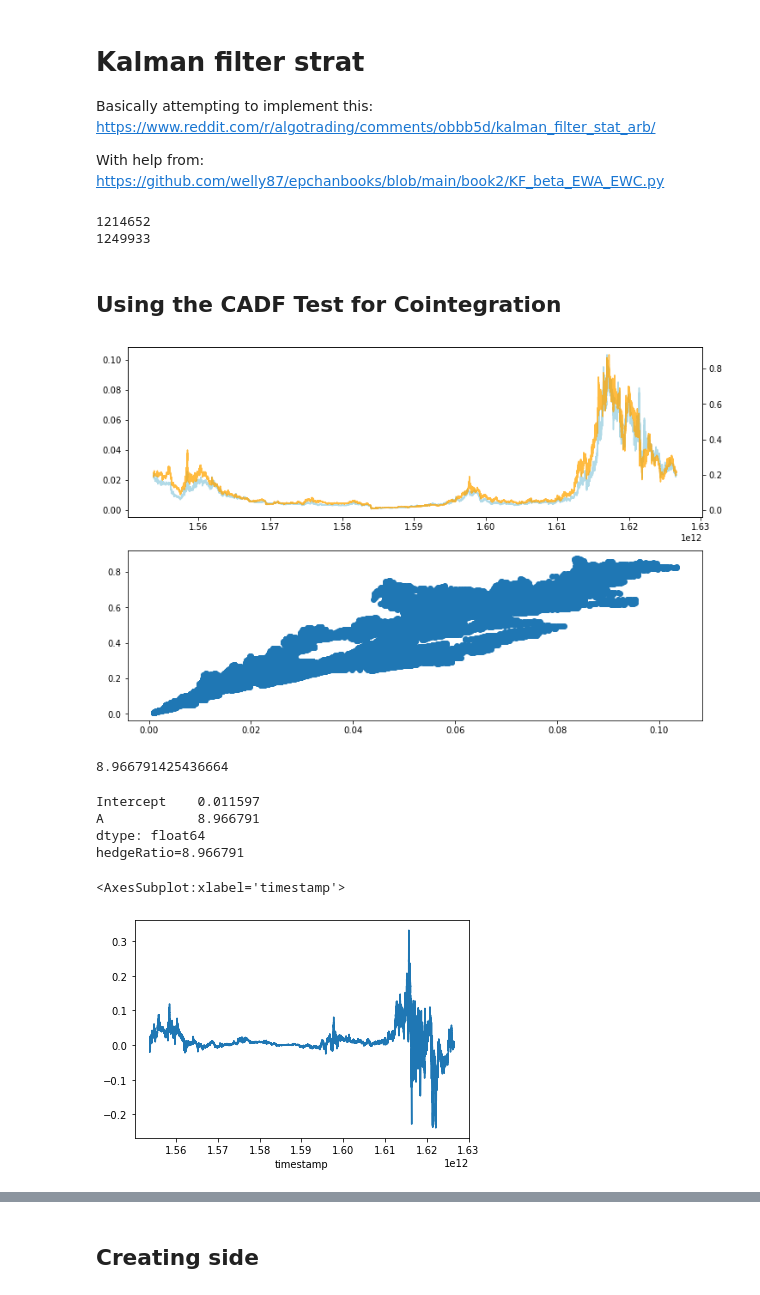
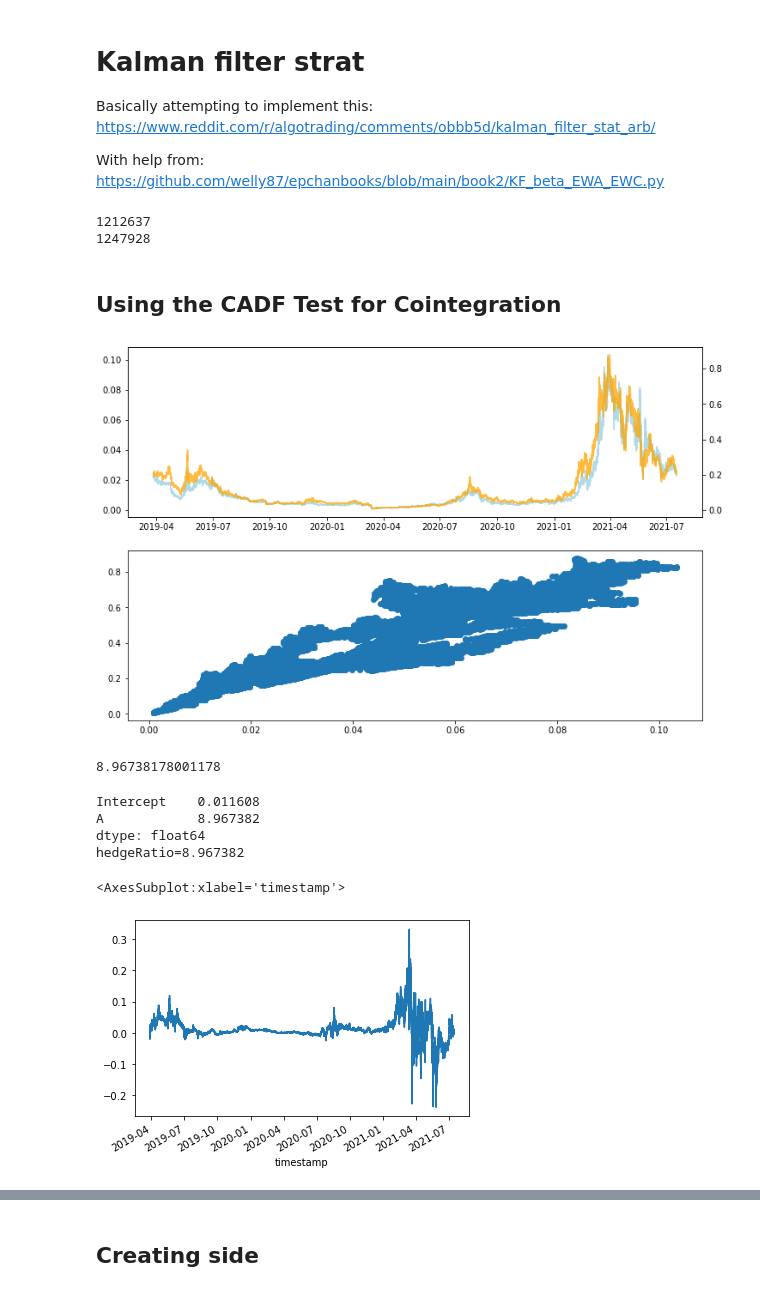
Before and after one commit to sunnymnie/bitcoin-printer, a Jupyter notebook: 3-labelling/2-kalman-filter.ipynb, the cells around one changed output, grey strips where cells are left out. Drawn from its saved outputs; the diff is of its cells as text; code cells hidden in the pictures.

```diff
--- a/3-labelling/2-kalman-filter.ipynb
+++ b/3-labelling/2-kalman-filter.ipynb
@@ -33,9 +16,9 @@ import statsmodels.tsa.vector_ar.vecm as vm
 # %%
-# df1 = pd.read_csv("../data/testing-hourly/CELRUSDT-minute.csv", index_col=0, parse_dates=True)
-# df2 = pd.read_csv("../data/testing-hourly/FETUSDT-minute.csv", index_col=0, parse_dates=True)
+df1 = pd.read_csv("../data/testing-hourly/CELRUSDT-minute.csv", index_col=0, parse_dates=True)
+df2 = pd.read_csv("../data/testing-hourly/FETUSDT-minute.csv", index_col=0, parse_dates=True)
 
-df1 = pd.read_csv("../data/CELRUSDT-past.csv", index_col=0, parse_dates=True)
-df2 = pd.read_csv("../data/FETUSDT-past.csv", index_col=0, parse_dates=True)
+# df1 = pd.read_csv("../data/CELRUSDT-past.csv", index_col=0, parse_dates=True)
+# df2 = pd.read_csv("../data/FETUSDT-past.csv", index_col=0, parse_dates=True)
 
 # df1 = pd.read_csv("../data/testing-hourly/BTTUSDT-minute.csv", index_col=0, parse_dates=True)
 # df2 = pd.read_csv("../data/testing-hourly/HOTUSDT-minute.csv", index_col=0, parse_dates=True)
@@ -46,8 +29,8 @@ df2 = pd.read_csv("../data/FETUSDT-past.csv", index_col=0, parse_dates=True)
 print(len(df1))
 print(len(df2))
 # %% [output]
-1214652
-1249933
+1212637
+1247928
 # %% [markdown]
 ## Using the CADF Test for Cointegration
 # %%
@@ -64,34 +47,34 @@ axi = ax.twinx()
 axi.plot(df[df.columns[1]], color="orange", alpha=.75)
 ax1.scatter(df[df.columns[0]], df[df.columns[1]]);
 # %% [output]
-[figure, old version]
+[figure, new version]
 # %%
 results = sm.ols(formula="B ~ A", data=df[['B', 'A']]).fit()
 results.params[1]
 # %% [output]
-8.966791425436664
+8.96738178001178
 # %%
 results = sm.ols(formula="B ~ A", data=df[['B', 'A']]).fit()
 print(results.params)
 hedgeRatio = results.params[1]
 print('hedgeRatio=%f' % hedgeRatio)
 # %% [output]
-Intercept    0.011597
-A            8.966791
+Intercept    0.011608
+A            8.967382
 dtype: float64
-hedgeRatio=8.966791
+hedgeRatio=8.967382
 # %%
 spread = pd.Series((df['B'] - hedgeRatio * df['A'])).rename("spread").to_frame()
-spread["mean"] = spread.spread.rolling(2000).mean()
-spread["std"] =  spread.spread.rolling(2000).std()
+spread["mean"] = spread.spread.rolling(1800).mean()
+spread["std"] =  spread.spread.rolling(1800).std()
 spread["zscore"] = pd.Series((spread["spread"]-spread["mean"])/spread["std"])
-spread["zscore_std"] =  spread.zscore.rolling(2000).std()
+spread["zscore_std"] =  spread.zscore.rolling(1800).std()
 spread["thres"] = spread.zscore_std.map(lambda x: 1. if x<0.5 else np.sqrt(x*2))
 
 spread.spread.plot()
 # %% [output]
 <AxesSubplot:xlabel='timestamp'>
-[figure, old version]
+[figure, new version]
 # %%
 spread.zscore.plot()
 # %% [output]
```
Also changed, not shown: parts of 10 cells of this notebook, 4 other files.
